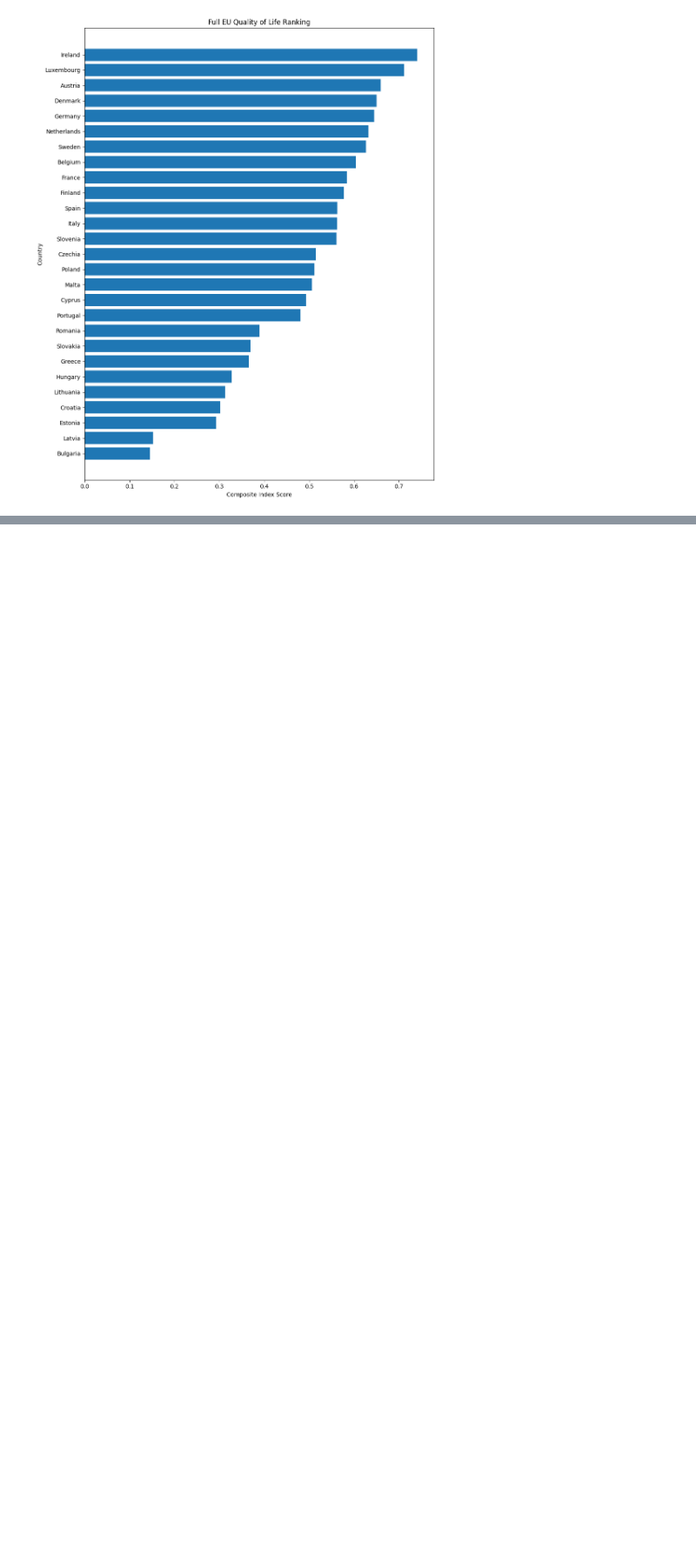
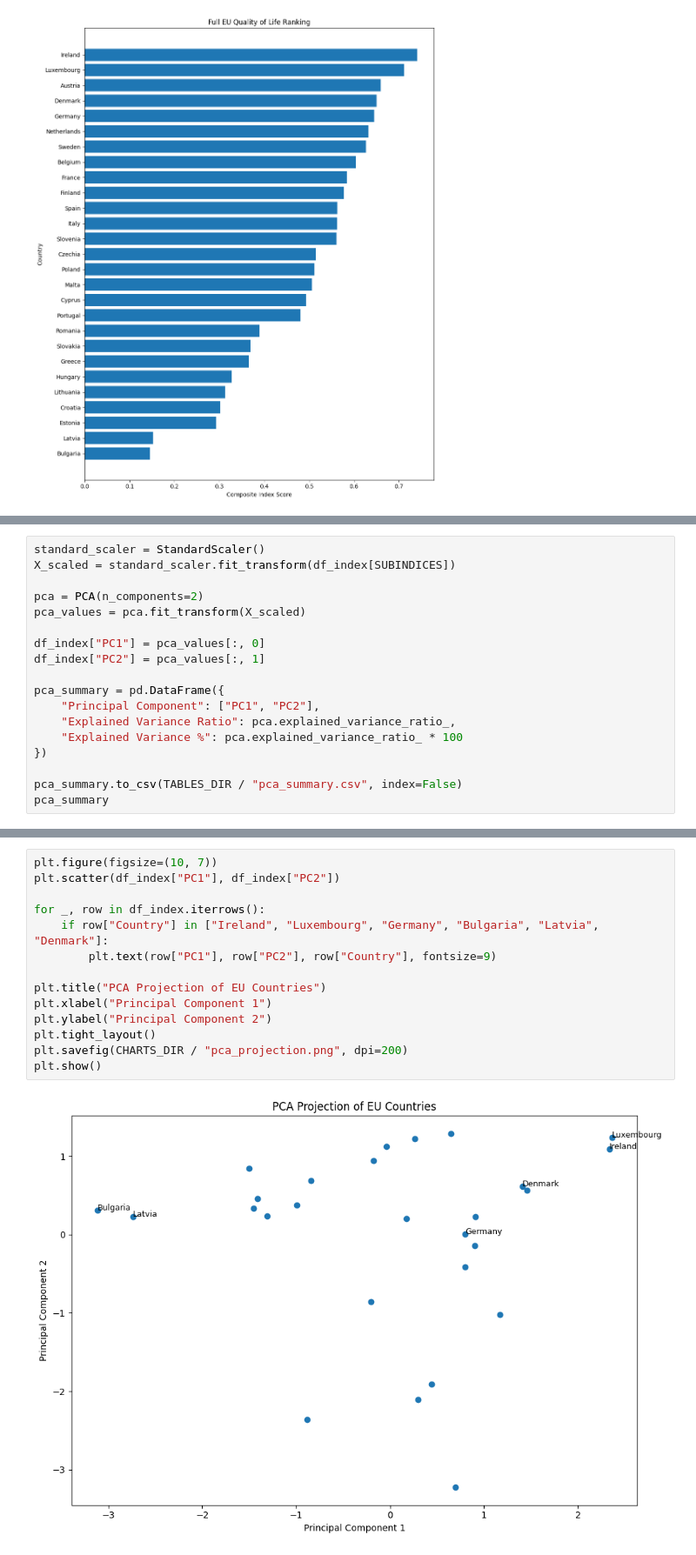
Before and after one commit to MohamedAshik14-blip/DAV-CA1, a Jupyter notebook: code/EU Quality of Life Index_Notebook.ipynb, the cells around one changed output, grey strips where cells are left out. Shown at 87% size. Drawn from its saved outputs; the diff is of its cells as text; blank space fills up the shorter version.

```diff
--- a/code/EU Quality of Life Index_Notebook.ipynb
+++ b/code/EU Quality of Life Index_Notebook.ipynb
@@ -583,0 +588,18 @@ plt.show()
+# %%
+standard_scaler = StandardScaler()
+X_scaled = standard_scaler.fit_transform(df_index[SUBINDICES])
+
+pca = PCA(n_components=2)
+pca_values = pca.fit_transform(X_scaled)
+
+df_index["PC1"] = pca_values[:, 0]
+df_index["PC2"] = pca_values[:, 1]
+
+pca_summary = pd.DataFrame({
+    "Principal Component": ["PC1", "PC2"],
+    "Explained Variance Ratio": pca.explained_variance_ratio_,
+    "Explained Variance %": pca.explained_variance_ratio_ * 100
+})
+
+pca_summary.to_csv(TABLES_DIR / "pca_summary.csv", index=False)
+pca_summary
@@ -583,0 +610,16 @@ plt.show()
+# %%
+plt.figure(figsize=(10, 7))
+plt.scatter(df_index["PC1"], df_index["PC2"])
+
+for _, row in df_index.iterrows():
+    if row["Country"] in ["Ireland", "Luxembourg", "Germany", "Bulgaria", "Latvia", "Denmark"]:
+        plt.text(row["PC1"], row["PC2"], row["Country"], fontsize=9)
+
+plt.title("PCA Projection of EU Countries")
+plt.xlabel("Principal Component 1")
+plt.ylabel("Principal Component 2")
+plt.tight_layout()
+plt.savefig(CHARTS_DIR / "pca_projection.png", dpi=200)
+plt.show()
+# %% [output]
+[figure, added]
```
Also changed, not shown: parts of 2 cells of this notebook, 2 other files.
